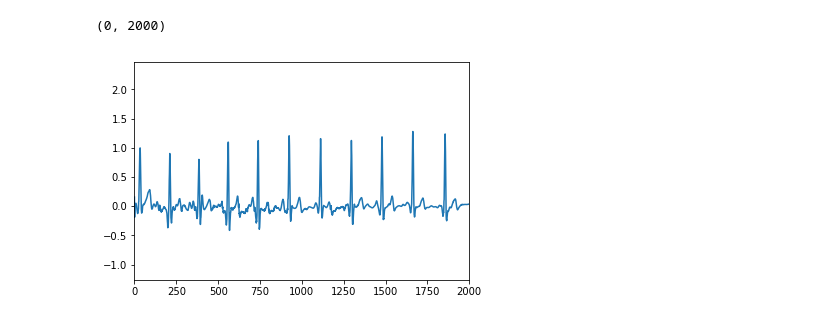
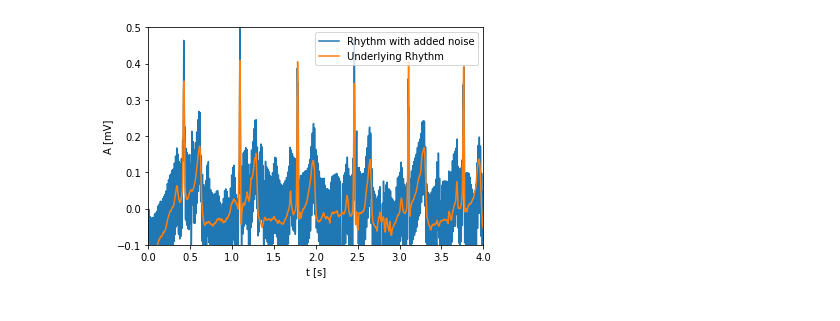
Before and after one commit to kmaylor/DeNoiser, a Jupyter notebook: DeNoiser_test.ipynb, the cells around one changed output. Drawn from its saved outputs; the diff is of its cells as text; code cells hidden in the pictures.

```diff
--- a/DeNoiser_test.ipynb
+++ b/DeNoiser_test.ipynb
@@ -163,3 +110,3 @@ Epoch 10/10
 <keras.callbacks.History at 0x...>
 # %%
-a=[i for i in generator(1)]
+a=next(generator(1))
@@ -175,16 +112,0 @@ signal=batch_with_data[batch_with_data.indices[0]].signal
-# %%
-noise_sigs = np.zeros_like(signal)
-for i,s in enumerate(signal):
-            n_sin = 10
-            siglen = len(s)
-            t = np.linspace(0, 30, siglen)
-            for j in range(n_sin):
-                a = np.random.uniform(0, 0.1)
-                omega = np.random.uniform(3, 4)
-                phi = np.random.uniform(0, 2 * np.pi)
-                noise_sigs[i] += a * np.sin(omega * t + phi)
-                a = np.random.uniform(0, 0.2)
-                omega = np.random.uniform(0.1, 0.8)
-                phi = np.random.uniform(0, 2 * np.pi)
-                noise_sigs[i] += a * np.sin(omega * t + phi)
-            noise_sigs[i] += s
@@ -214,6 +115,13 @@ plt.xlim(0,2000)
-# %%
-plt.plot(output[0].T[0])
-plt.xlim(0,2000)
-# %% [output]
-(0, 2000)
-[figure, removed]
+# %%
+plt.figure(1)
+plt.plot(np.arange(2000)/500,a[0][0],label='Rhythm with added noise')
+plt.plot(np.arange(2000)/500,a[1][0],label='Underlying Rhythm')
+plt.ylabel('A [mV]')
+plt.xlabel('t [s]')
+plt.legend(loc='upper right')
+plt.ylim(-.1,.5)
+plt.xlim(0,4)
+plt.savefig('noisyecg.png')
+plt.show()
+# %% [output]
+[figure, added]
```
Also changed, not shown: parts of 20 cells of this notebook, 3 other files.
